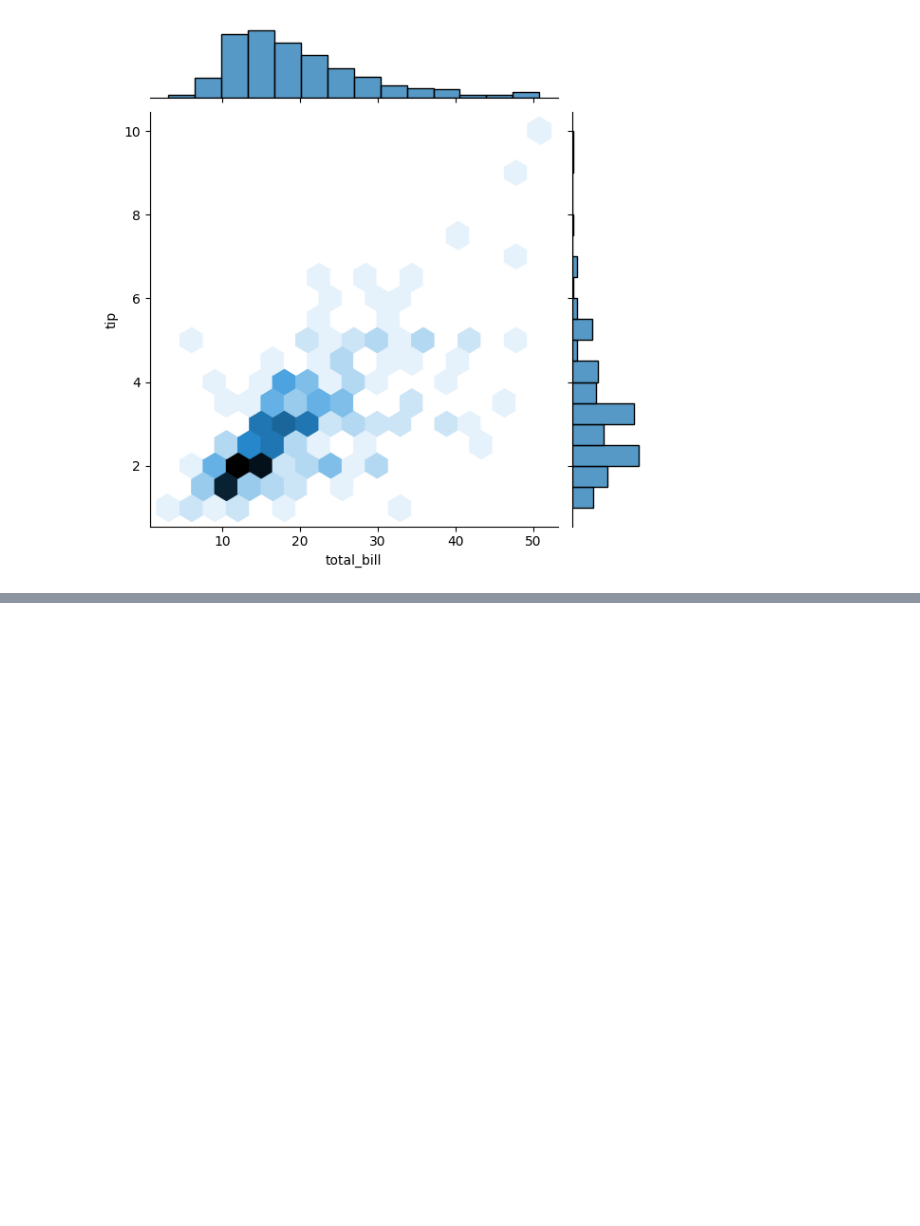
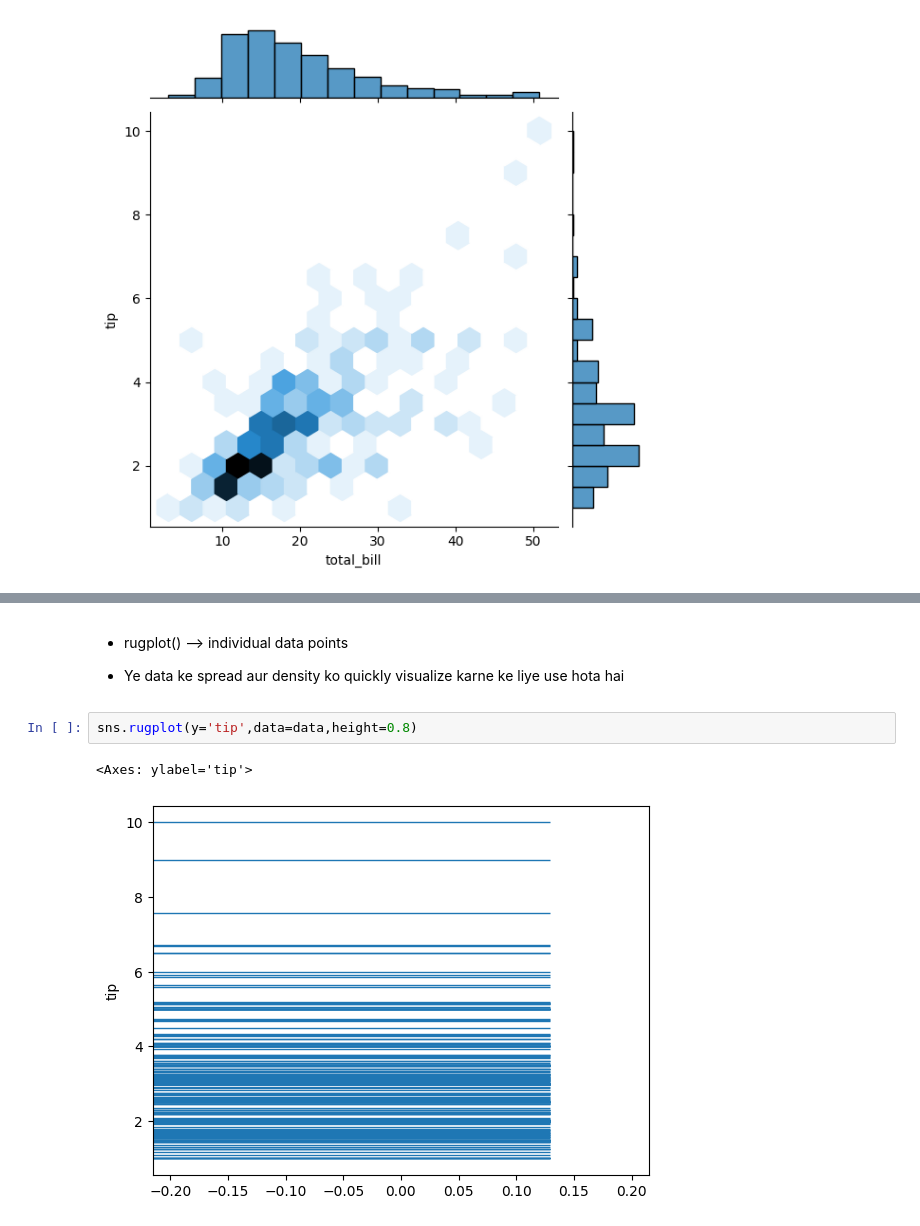
Before and after one commit to MithunKumarRajak/Machine-Learning, a Jupyter notebook: Seaborn/Distribution_Plots.ipynb, the cells around one changed output, grey strips where cells are left out. Drawn from its saved outputs; the diff is of its cells as text; blank space fills up the shorter version.

```diff
--- a/Seaborn/Distribution_Plots.ipynb
+++ b/Seaborn/Distribution_Plots.ipynb
@@ -117,0 +139,9 @@ plt.show()
+# %% [markdown]
+- rugplot() --> individual data points
+
+- Ye data ke spread aur density ko quickly visualize karne ke liye use hota hai
+# %%
+sns.rugplot(y='tip',data=data,height=0.8)
+# %% [output]
+<Axes: ylabel='tip'>
+[figure, added]
```
Also changed, not shown: parts of 10 cells of this notebook.
